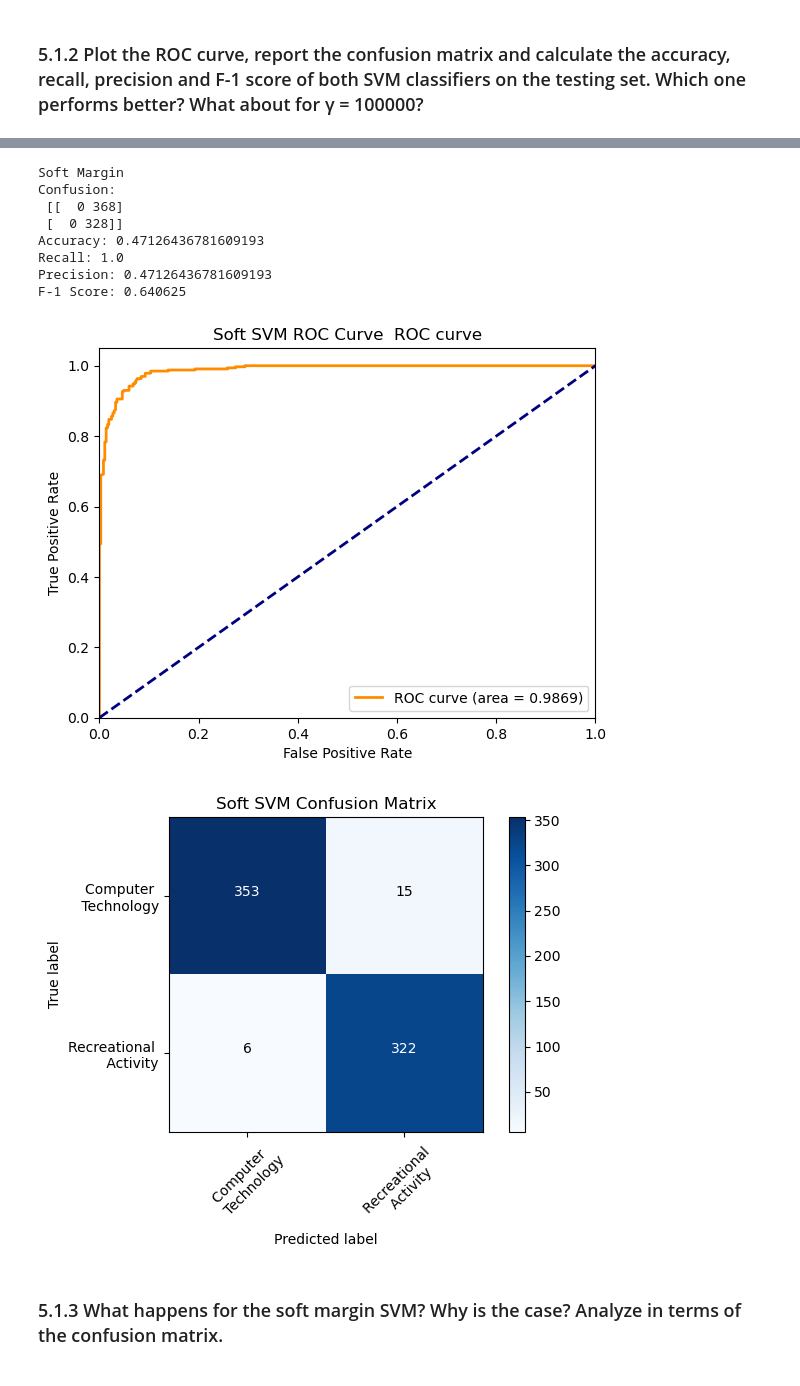
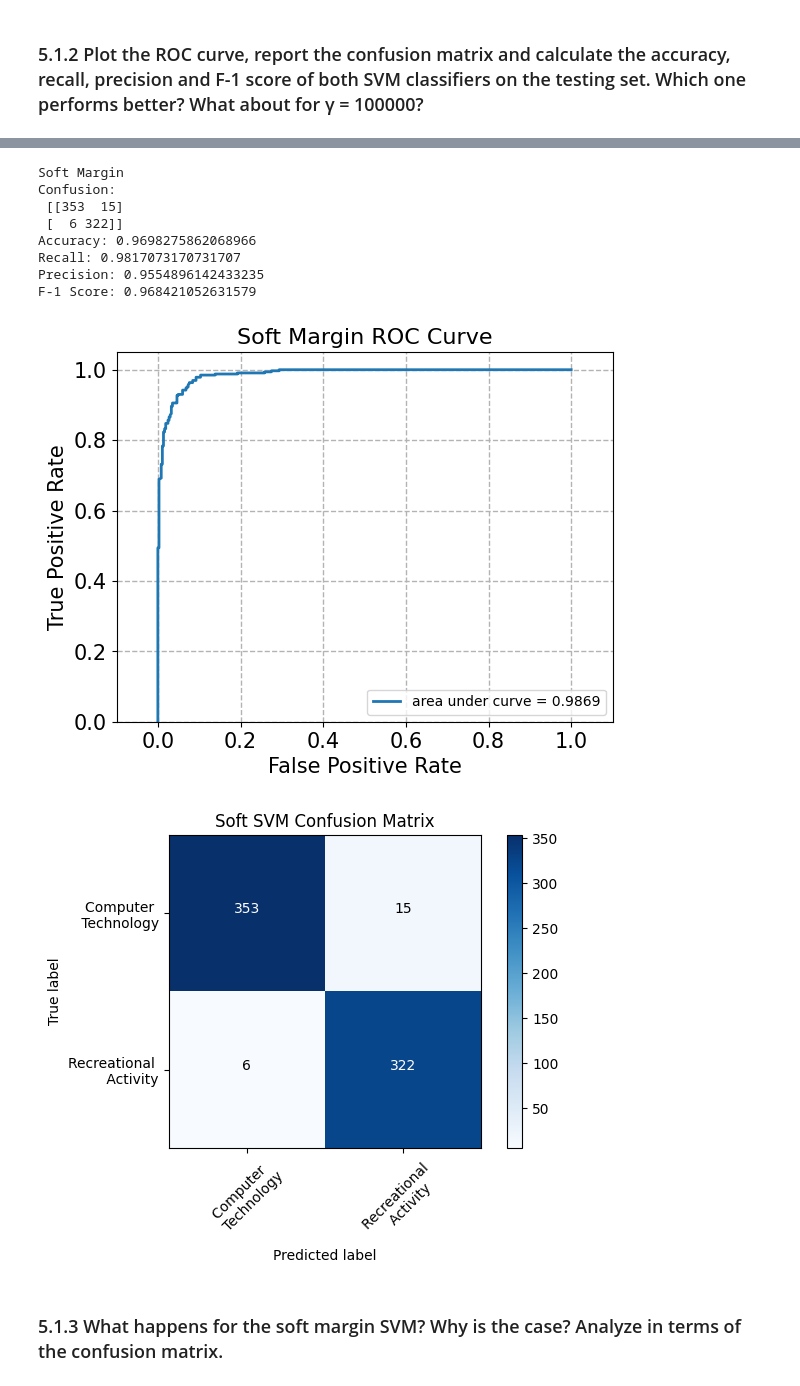
Before and after one commit to shairaalam19/ece219-winter2024, a Jupyter notebook: Project 1/Project1.ipynb, the cells around one changed output, grey strips where cells are left out. Drawn from its saved outputs; the diff is of its cells as text; code cells hidden in the pictures.

```diff
--- a/Project 1/Project1.ipynb
+++ b/Project 1/Project1.ipynb
@@ -383,8 +383,7 @@ def plot_roc_curve(y_test,decision_function,name=""):
 # %%
 # NOT VALIDATED
 # ROC curve
-
-def plot_roc(fpr, tpr):
+def plot_roc(fpr, tpr, title="ROC Curve"):
     fig, ax = plt.subplots()
 
     roc_auc = auc(fpr,tpr)
@@ -399,11 +398,12 @@ def plot_roc(fpr, tpr):
     ax.set_ylabel('True Positive Rate',fontsize=15)
 
     ax.legend(loc="lower right")
+    ax.set_title(title, fontsize=16)
 
     for label in ax.get_xticklabels()+ax.get_yticklabels():
         label.set_fontsize(15)
 
-def fit_predict_and_plot_roc(pipe, train_data, train_label, test_data, test_label):
+def fit_predict_and_plot_roc(pipe, train_data, train_label, test_data, test_label, title="ROC Curve"):
     pipe.fit(train_data, train_label)
     # pipeline1.predict(twenty_test.data)
 
@@ -414,11 +414,4 @@ def fit_predict_and_plot_roc(pipe, train_data, train_label, test_data, test_labe
         prob_score = pipe.predict_proba(test_data)
         fpr, tpr, _ = roc_curve(test_label, prob_score[:,1])
 
-    plot_roc(fpr, tpr)
-#     return pipe
-
-
-hard_m = SVC(C=1000, kernel='linear', random_state=42)
-soft_m = SVC(C=0.0001, kernel='linear', random_state=42)
-fit_predict_and_plot_roc(hard_m, X_train_lsi, Y_train, X_test_lsi, Y_test)
-fit_predict_and_plot_roc(soft_m, X_train_lsi, Y_train, X_test_lsi, Y_test)
+    plot_roc(fpr, tpr, title)
@@ -428,14 +418,18 @@ fit_predict_and_plot_roc(soft_m, X_train_lsi, Y_train, X_test_lsi, Y_test)
 # %%
-# Hard Margin Confusion Matrix
+# Hard Margin
 print("Hard Margin")
-plot_roc_curve(Y_test,hard_margin.decision_function(X_test_lsi),name="Hard SVM ROC Curve") # Hard SVM ROC curve
 
+# ROC Curve
+hard_m = SVC(C=1000, kernel='linear', random_state=42)
+fit_predict_and_plot_roc(hard_m, X_train_lsi, Y_train, X_test_lsi, Y_test, "Hard Margin ROC Curve")
+
+# Confusion Matrix
 print('Confusion Matrix:\n', confusion_matrix(Y_test, Y_test_pred_hard))
 class_names = ['Computer \n Technology', 'Recreational \n Activity']
-
 hard_cm = confusion_matrix(Y_test, Y_test_pred_hard)
 plt.figure(); plot_confusion_matrix(hard_cm, classes=class_names, title='Hard SVM Confusion Matrix')
 
+# Calculations
 print('Accuracy:', accuracy_score(Y_test, Y_test_pred_hard))
 print('Recall:', recall_score(Y_test, Y_test_pred_hard))
 print('Precision:', precision_score(Y_test, Y_test_pred_hard))
@@ -461,38 +455,40 @@ F-1 Score: 0.96996996996997
 # %%
-# NOT VALIDATED
-# Soft Margin Confusion Matrix
-
+# Soft Margin
 print("Soft Margin")
 
-plot_roc_curve(Y_test,soft_margin.decision_function(X_test_lsi),name="Soft SVM ROC Curve ") # Soft SVM ROC curve
+# ROC Curve
+soft_m = SVC(C=0.0001, kernel='linear', random_state=42)
+fit_predict_and_plot_roc(soft_m, X_train_lsi, Y_train, X_test_lsi, Y_test, "Soft Margin ROC Curve")
 
+# Confusion Matrix
 print('Confusion:\n', confusion_matrix(Y_test, Y_test_pred_soft))
-
+class_names = ['Computer \n Technology', 'Recreational \n Activity']
 soft_cm = confusion_matrix(Y_test, Y_test_pred_hard)
 plt.figure(); plot_confusion_matrix(soft_cm, classes=class_names, title='Soft SVM Confusion Matrix')
 
+# Calculations
 print('Accuracy:', accuracy_score(Y_test, Y_test_pred_soft))
 print('Recall:', recall_score(Y_test, Y_test_pred_soft))
 print('Precision:', precision_score(Y_test, Y_test_pred_soft))
 print('F-1 Score:', f1_score(Y_test, Y_test_pred_soft))
 
 # γ = 100000
 svm_soft = SVC(C=100000, kernel='linear', random_state=42)
 
 svm_soft = svm_soft.fit(X_train_lsi, Y_train)
 
 Y_test_pred_soft = svm_soft.predict(X_test_lsi)
 # %% [output]
 Soft Margin
 Confusion:
- [[  0 368]
- [  0 328]]
-Accuracy: 0.47126436781609193
-Recall: 1.0
-Precision: 0.47126436781609193
-F-1 Score: 0.640625
+ [[353  15]
+ [  6 322]]
+Accuracy: 0.9698275862068966
+Recall: 0.9817073170731707
+Precision: 0.9554896142433235
+F-1 Score: 0.968421052631579
-[figure, old version]
+[figure, new version]
-[figure, old version]
+[figure, new version]
 # %% [markdown]
 ### 5.1.3 What happens for the soft margin SVM? Why is the case? Analyze in terms of the confusion matrix.
 # %% [markdown]
```
Also changed, not shown: parts of 5 cells of this notebook.
